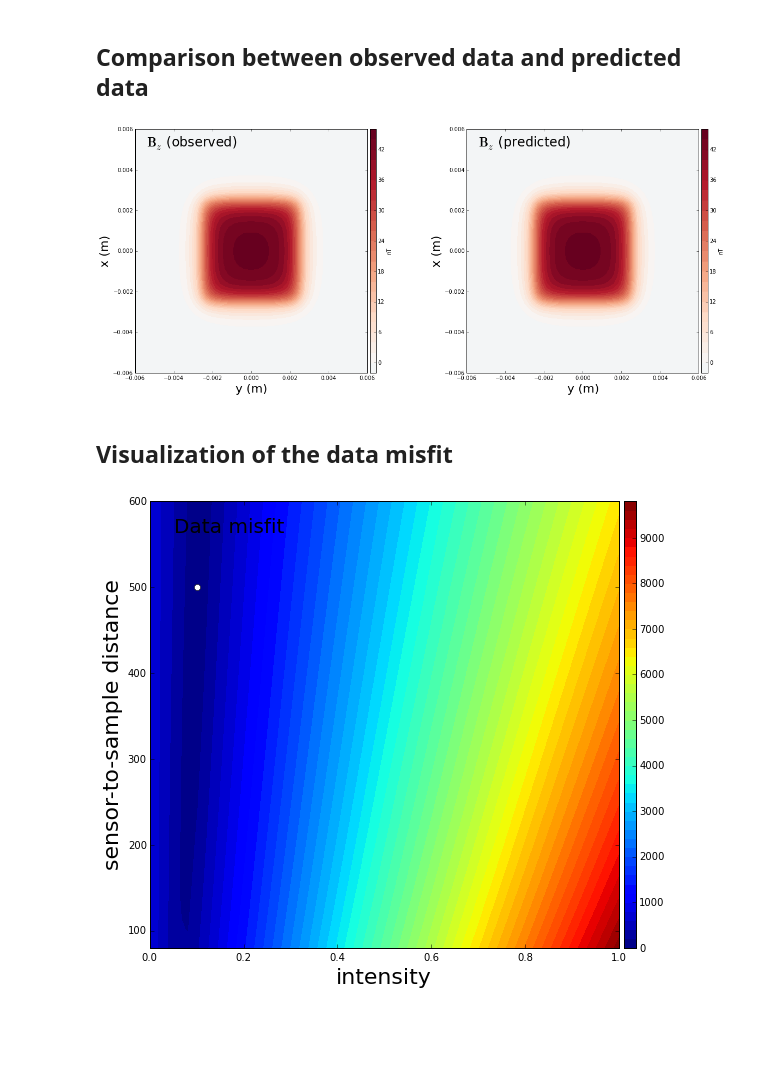
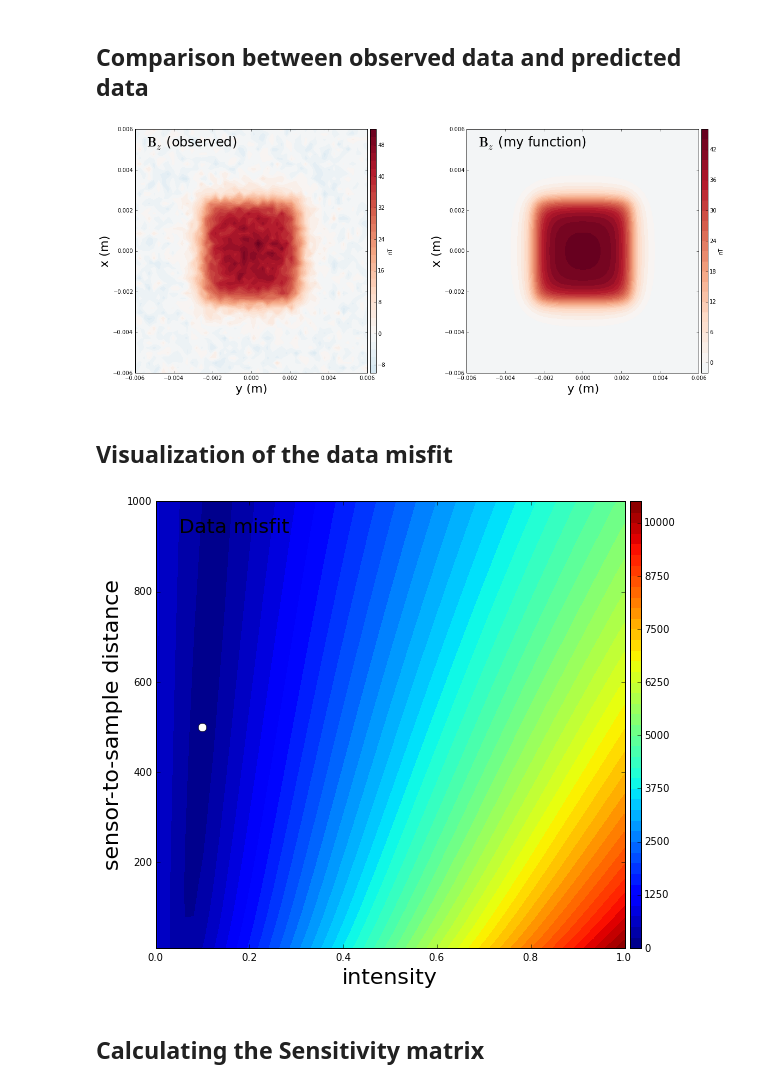
Before and after one commit to andrelreis/nonlinear_inversion, a Jupyter notebook: codigos/prism_microscopy_nonlinear.ipynb, the cells around one changed output. Drawn from its saved outputs; the diff is of its cells as text; code cells hidden in the pictures; blank space fills up the shorter version.

```diff
--- a/codigos/prism_microscopy_nonlinear.ipynb
+++ b/codigos/prism_microscopy_nonlinear.ipynb
@@ -64,7 +64,7 @@ Bz = prism.bz(x,y,z,sample)
 # %%
 np.random.seed(seed=40)
 
-std_noise = 0.00000005*np.max(np.abs(Bz))
+std_noise = 0.05*np.max(np.abs(Bz))
 #std_noise = 0.05 # in nT
 
 r = np.random.normal(0.0, std_noise, Nx*Ny)
@@ -118,11 +118,11 @@ plt.contourf(y.reshape(shape), x.reshape(shape), Bz_pred.reshape(shape), 30, cma
 plt.colorbar(pad=0.01, aspect=40, shrink=1.0).set_label('nT')
 plt.xlabel('y (m)', fontsize = title_font)
 plt.ylabel('x (m)', fontsize = title_font)
-plt.annotate('$\mathbf{B}_z$ (predicted)', xy = (0.05, 0.93), xycoords = 'axes fraction', fontsize=24)
+plt.annotate('$\mathbf{B}_z$ (my function)', xy = (0.05, 0.93), xycoords = 'axes fraction', fontsize=24)
 
 plt.show()
 # %% [output]
-[figure, old version]
+[figure, new version]
 # %% [markdown]
 ## Visualization of the data misfit
 # %%
@@ -130,7 +130,7 @@ Nm = 50
 m_range = np.linspace(0.001,1.,num=Nm)
 # %%
 Nh = 50
-h_range = np.linspace(80.,600.,num=Nh)
+h_range = np.linspace(10.,1000.,num=Nh)
 # %%
 m_range,h_range = np.meshgrid(m_range,h_range)
 # %%
@@ -147,16 +147,18 @@ for mi,hi in zip (m_range.ravel(),h_range.ravel()):
 # %%
 title_font = 22
 bottom_font = 16
 saturation_factor = 1.
 plt.close('all')
 plt.figure(figsize=(10,8))
 plt.contourf(m_range, h_range, np.array(phi).reshape(shape_phi), 50)
-plt.plot(intensity,voo,'wo')
+plt.plot(intensity,voo,'wo',markersize=8)
 plt.colorbar(pad=0.01, aspect=40, shrink=1.0)
 plt.xlabel('intensity', fontsize = title_font)
 plt.ylabel('sensor-to-sample distance', fontsize = title_font)
 plt.annotate('Data misfit', xy = (0.05, 0.93), xycoords = 'axes fraction', fontsize=20)
 
 plt.show()
 # %% [output]
-[figure, old version]
+[figure, new version]
+# %% [markdown]
+## Calculating the Sensitivity matrix
```
Also changed, not shown: parts of 2 cells of this notebook.
